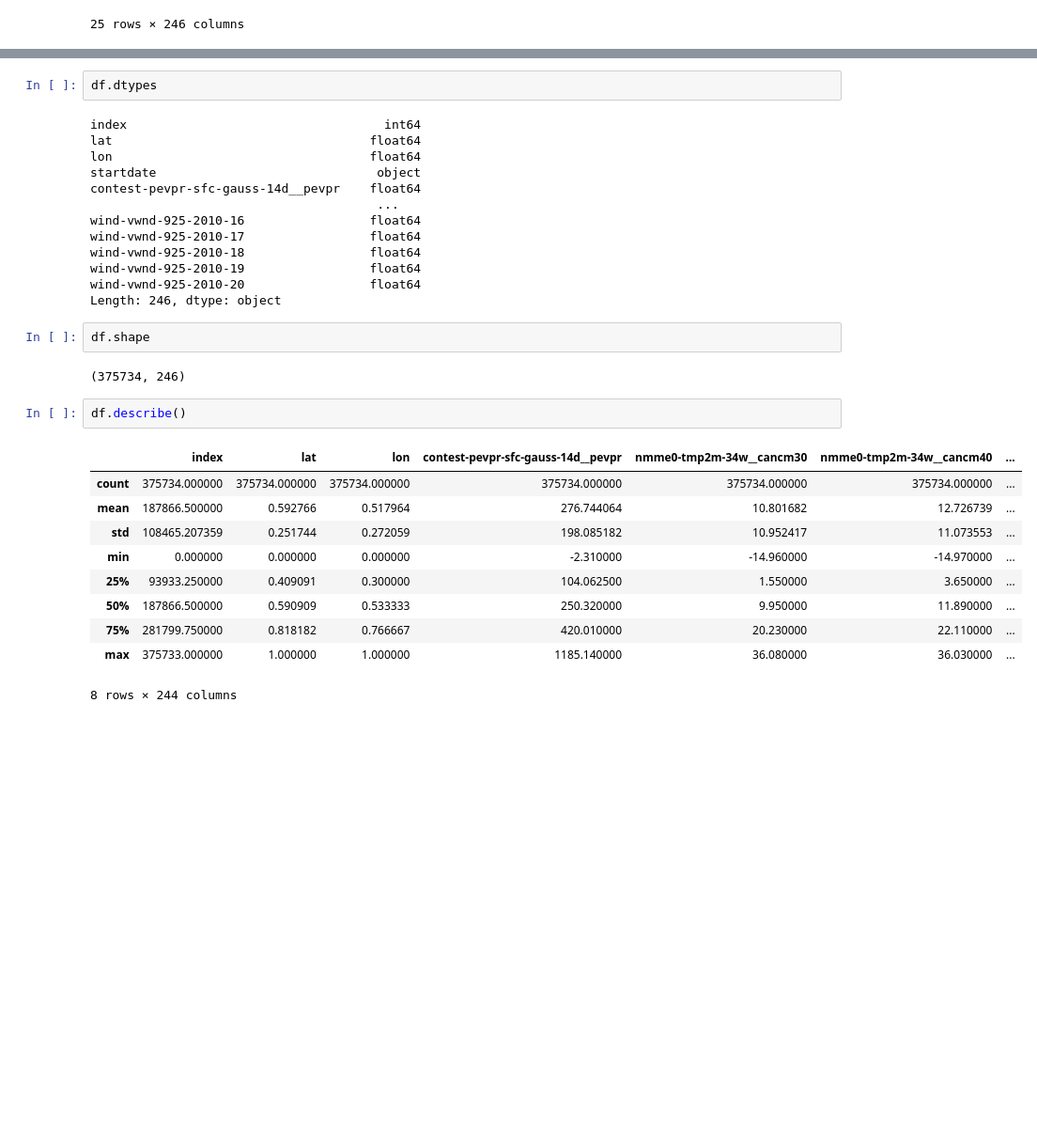
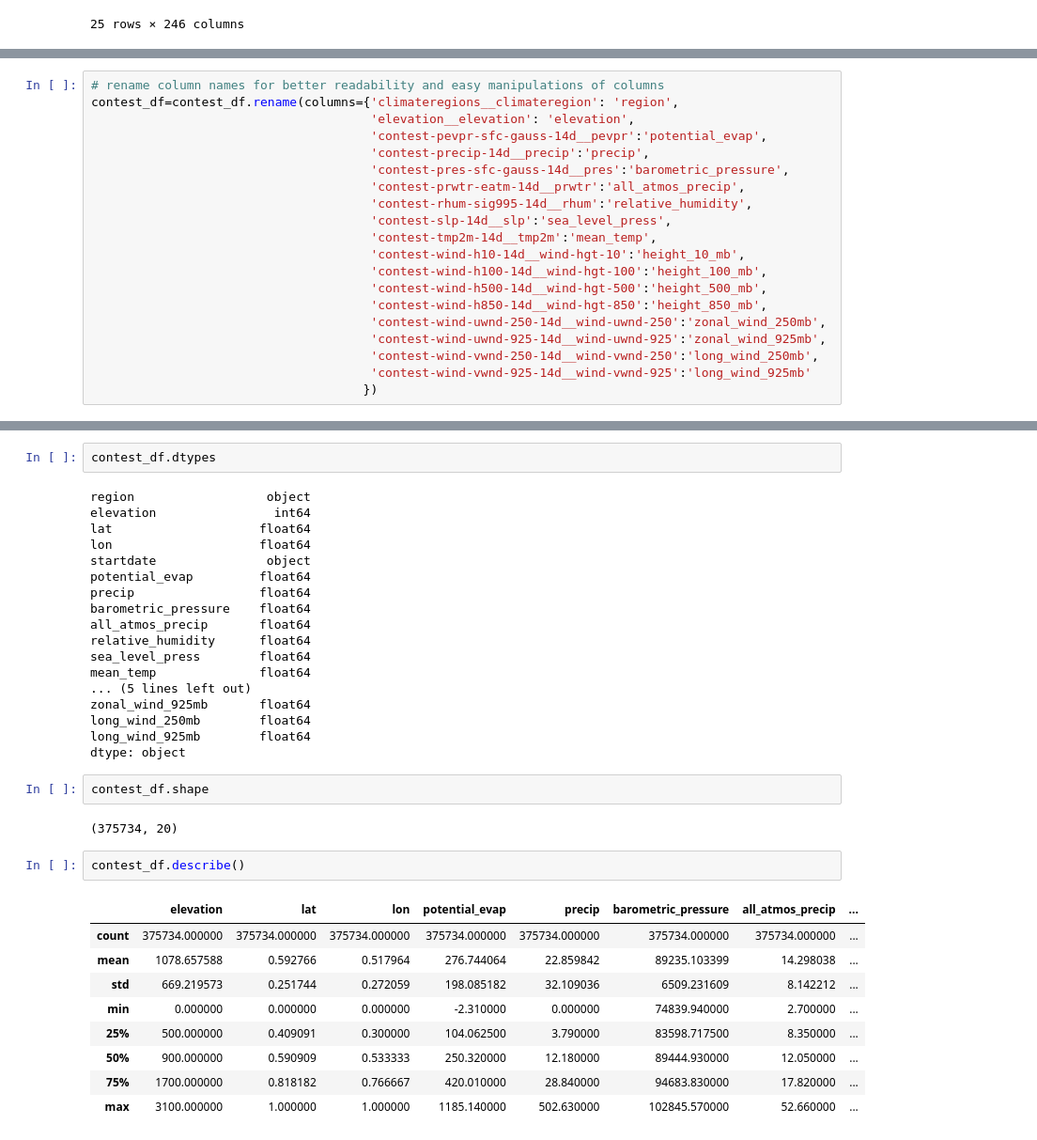
Before and after one commit to Mirzakhani-Capstone/mirzakhani_shared, a Jupyter notebook: rae/working.ipynb, the cells around one changed output, grey strips where cells are left out. Shown at 94% size. Drawn from its saved outputs; the diff is of its cells as text; blank space fills up the shorter version.

```diff
--- a/rae/working.ipynb
+++ b/rae/working.ipynb
@@ -49 +71,21 @@ df.head(25)
+# %%
+# rename column names for better readability and easy manipulations of columns
+contest_df=contest_df.rename(columns={'climateregions__climateregion': 'region',
+                                      'elevation__elevation': 'elevation',
+                                      'contest-pevpr-sfc-gauss-14d__pevpr':'potential_evap',
+                                      'contest-precip-14d__precip':'precip',
+                                      'contest-pres-sfc-gauss-14d__pres':'barometric_pressure',
+                                      'contest-prwtr-eatm-14d__prwtr':'all_atmos_precip',
+                                      'contest-rhum-sig995-14d__rhum':'relative_humidity',
+                                      'contest-slp-14d__slp':'sea_level_press',
+                                      'contest-tmp2m-14d__tmp2m':'mean_temp',
+                                      'contest-wind-h10-14d__wind-hgt-10':'height_10_mb',
+                                      'contest-wind-h100-14d__wind-hgt-100':'height_100_mb',
+                                      'contest-wind-h500-14d__wind-hgt-500':'height_500_mb',
+                                      'contest-wind-h850-14d__wind-hgt-850':'height_850_mb',
+                                      'contest-wind-uwnd-250-14d__wind-uwnd-250':'zonal_wind_250mb',
+                                      'contest-wind-uwnd-925-14d__wind-uwnd-925':'zonal_wind_925mb',
+                                      'contest-wind-vwnd-250-14d__wind-vwnd-250':'long_wind_250mb',
+                                      'contest-wind-vwnd-925-14d__wind-vwnd-925':'long_wind_925mb'
+                                     })
 # %%
@@ -73,34 +122,38 @@ df.index
 # %% [output]
 RangeIndex(start=0, stop=375734, step=1)
 # %%
-df.dtypes
+contest_df.dtypes
 # %% [output]
-index                                   int64
-lat                                   float64
-lon                                   float64
-startdate                              object
-contest-pevpr-sfc-gauss-14d__pevpr    float64
-                                       ...
-wind-vwnd-925-2010-16                 float64
-wind-vwnd-925-2010-17                 float64
-wind-vwnd-925-2010-18                 float64
-wind-vwnd-925-2010-19                 float64
-wind-vwnd-925-2010-20                 float64
-Length: 246, dtype: object
+region                  object
+elevation                int64
+lat                    float64
+lon                    float64
+startdate               object
+potential_evap         float64
+precip                 float64
+barometric_pressure    float64
+all_atmos_precip       float64
+relative_humidity      float64
+sea_level_press        float64
+mean_temp              float64
+... (5 lines left out)
+zonal_wind_925mb       float64
+long_wind_250mb        float64
+long_wind_925mb        float64
+dtype: object
 # %%
-df.shape
+contest_df.shape
 # %% [output]
-(375734, 246)
+(375734, 20)
 # %%
-df.describe()
+contest_df.describe()
 # %% [output]
-|  | index | lat | lon | contest-pevpr-sfc-gauss-14d__pevpr | nmme0-tmp2m-34w__cancm30 | nmme0-tmp2m-34w__cancm40 | ... |
-| count | 375734.000000 | 375734.000000 | 375734.000000 | 375734.000000 | 375734.000000 | 375734.000000 | ... |
-| mean | 187866.500000 | 0.592766 | 0.517964 | 276.744064 | 10.801682 | 12.726739 | ... |
-| std | 108465.207359 | 0.251744 | 0.272059 | 198.085182 | 10.952417 | 11.073553 | ... |
-| min | 0.000000 | 0.000000 | 0.000000 | -2.310000 | -14.960000 | -14.970000 | ... |
-| 25% | 93933.250000 | 0.409091 | 0.300000 | 104.062500 | 1.550000 | 3.650000 | ... |
-| 50% | 187866.500000 | 0.590909 | 0.533333 | 250.320000 | 9.950000 | 11.890000 | ... |
-| 75% | 281799.750000 | 0.818182 | 0.766667 | 420.010000 | 20.230000 | 22.110000 | ... |
-| max | 375733.000000 | 1.000000 | 1.000000 | 1185.140000 | 36.080000 | 36.030000 | ... |
+|  | elevation | lat | lon | potential_evap | precip | barometric_pressure | all_atmos_precip | ... |
+| count | 375734.000000 | 375734.000000 | 375734.000000 | 375734.000000 | 375734.000000 | 375734.000000 | 375734.000000 | ... |
+| mean | 1078.657588 | 0.592766 | 0.517964 | 276.744064 | 22.859842 | 89235.103399 | 14.298038 | ... |
+| std | 669.219573 | 0.251744 | 0.272059 | 198.085182 | 32.109036 | 6509.231609 | 8.142212 | ... |
+| min | 0.000000 | 0.000000 | 0.000000 | -2.310000 | 0.000000 | 74839.940000 | 2.700000 | ... |
+| 25% | 500.000000 | 0.409091 | 0.300000 | 104.062500 | 3.790000 | 83598.717500 | 8.350000 | ... |
+| 50% | 900.000000 | 0.590909 | 0.533333 | 250.320000 | 12.180000 | 89444.930000 | 12.050000 | ... |
+| 75% | 1700.000000 | 0.818182 | 0.766667 | 420.010000 | 28.840000 | 94683.830000 | 17.820000 | ... |
+| max | 3100.000000 | 1.000000 | 1.000000 | 1185.140000 | 502.630000 | 102845.570000 | 52.660000 | ... |
-8 rows × 244 columns
```
Also changed, not shown: parts of 34 cells of this notebook.
